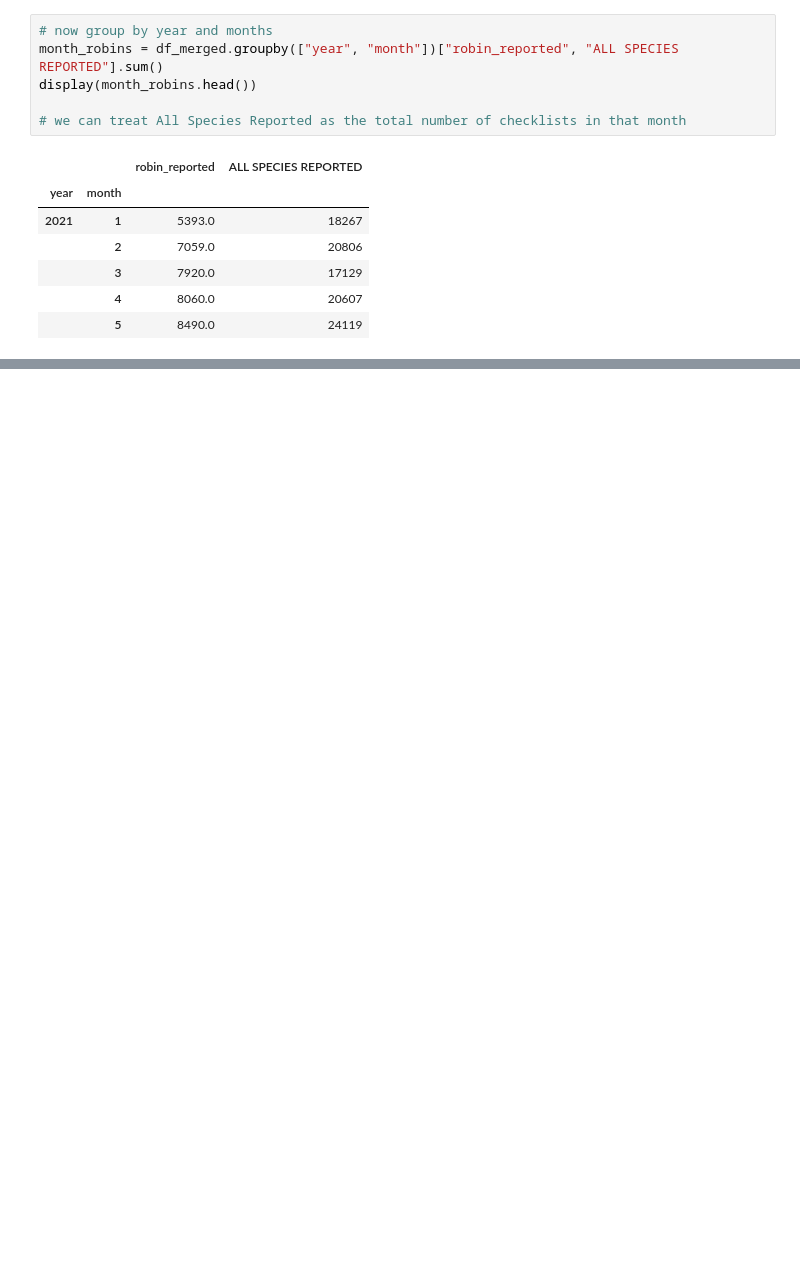
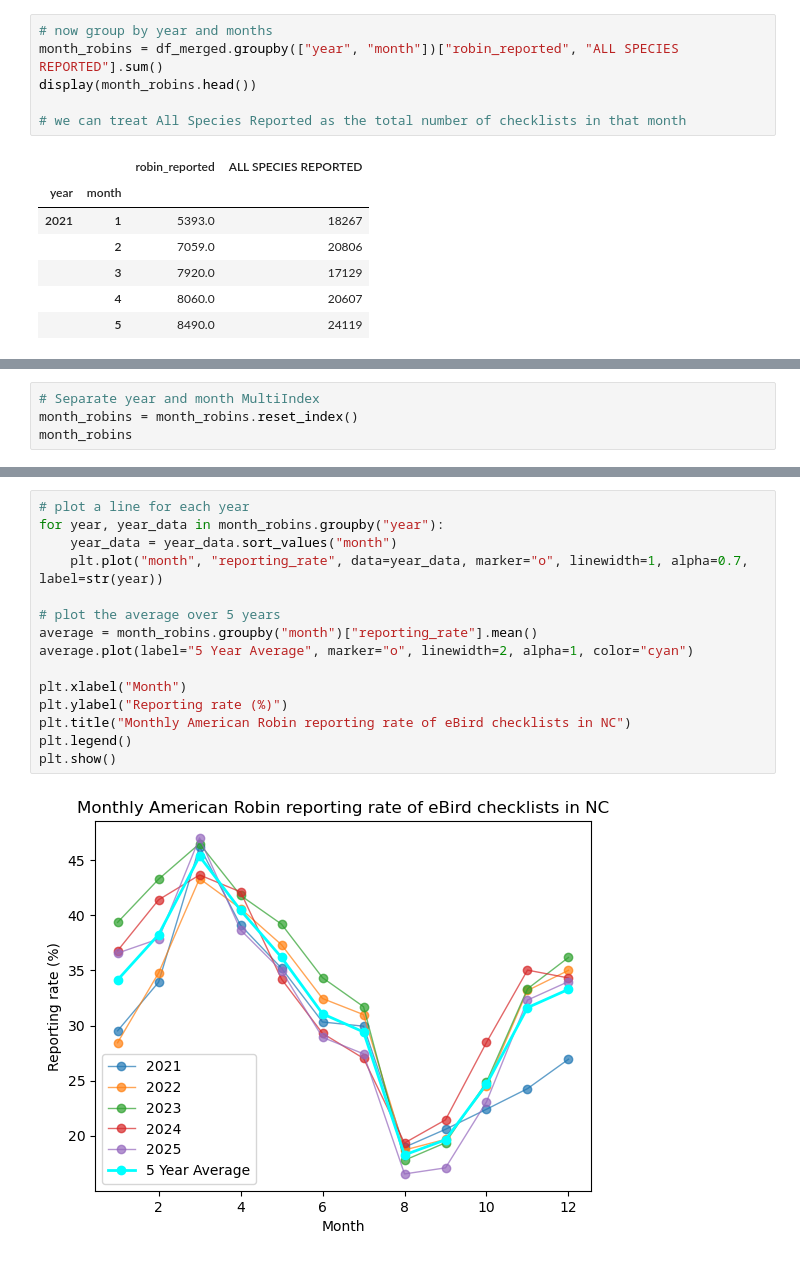
Before and after one commit to mhu732/american-robin-spring-analysis, a Jupyter notebook: american-robin.ipynb, the cells around one changed output, grey strips where cells are left out. Cells and saved outputs as stored; diff of their text form; blank space fills up the shorter version.

Commit message:
Add 5 year average to plot

```diff
--- a/american-robin.ipynb
+++ b/american-robin.ipynb
@@ -222,0 +234,4 @@ year month
+# %%
+# Separate year and month MultiIndex
+month_robins = month_robins.reset_index()
+month_robins
@@ -222,0 +256,17 @@ year month
+# %%
+# plot a line for each year
+for year, year_data in month_robins.groupby("year"):
+    year_data = year_data.sort_values("month")
+    plt.plot("month", "reporting_rate", data=year_data, marker="o", linewidth=1, alpha=0.7, label=str(year))
+
+# plot the average over 5 years
+average = month_robins.groupby("month")["reporting_rate"].mean()
+average.plot(label="5 Year Average", marker="o", linewidth=2, alpha=1, color="cyan")
+
+plt.xlabel("Month")
+plt.ylabel("Reporting rate (%)")
+plt.title("Monthly American Robin reporting rate of eBird checklists in NC")
+plt.legend()
+plt.show()
+# %% [output]
+[figure, added]
```
Also changed, not shown: parts of 6 cells of this notebook.
